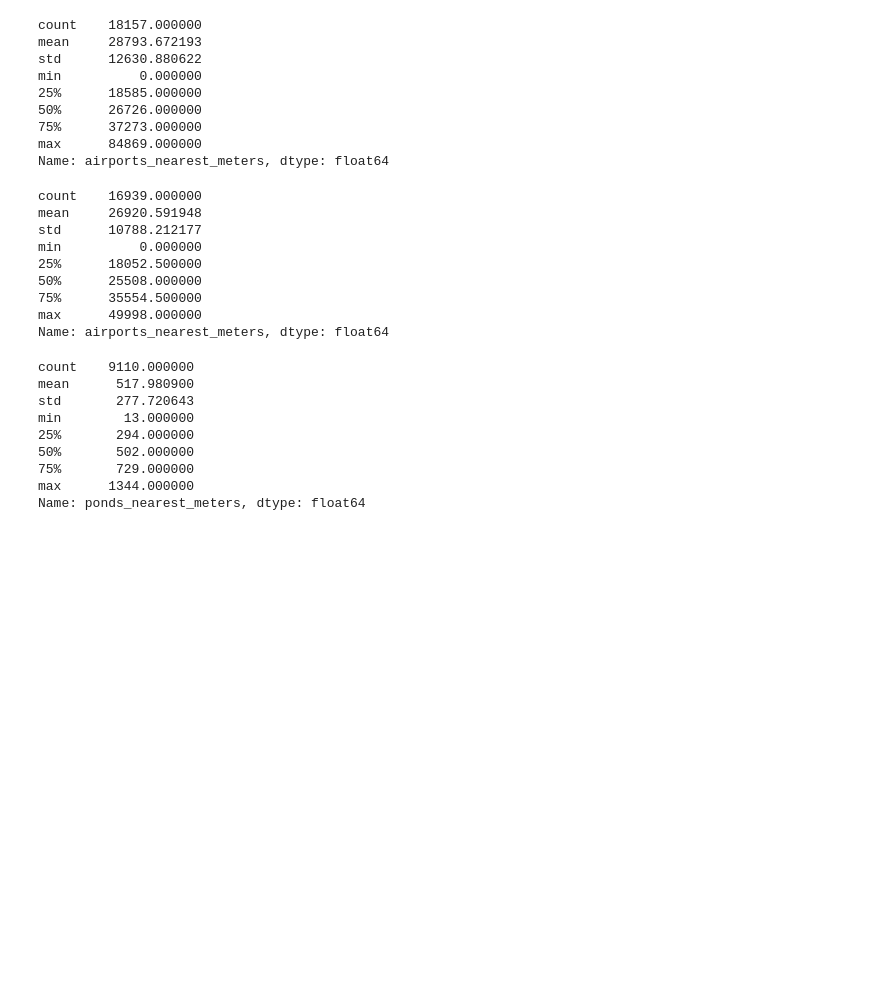
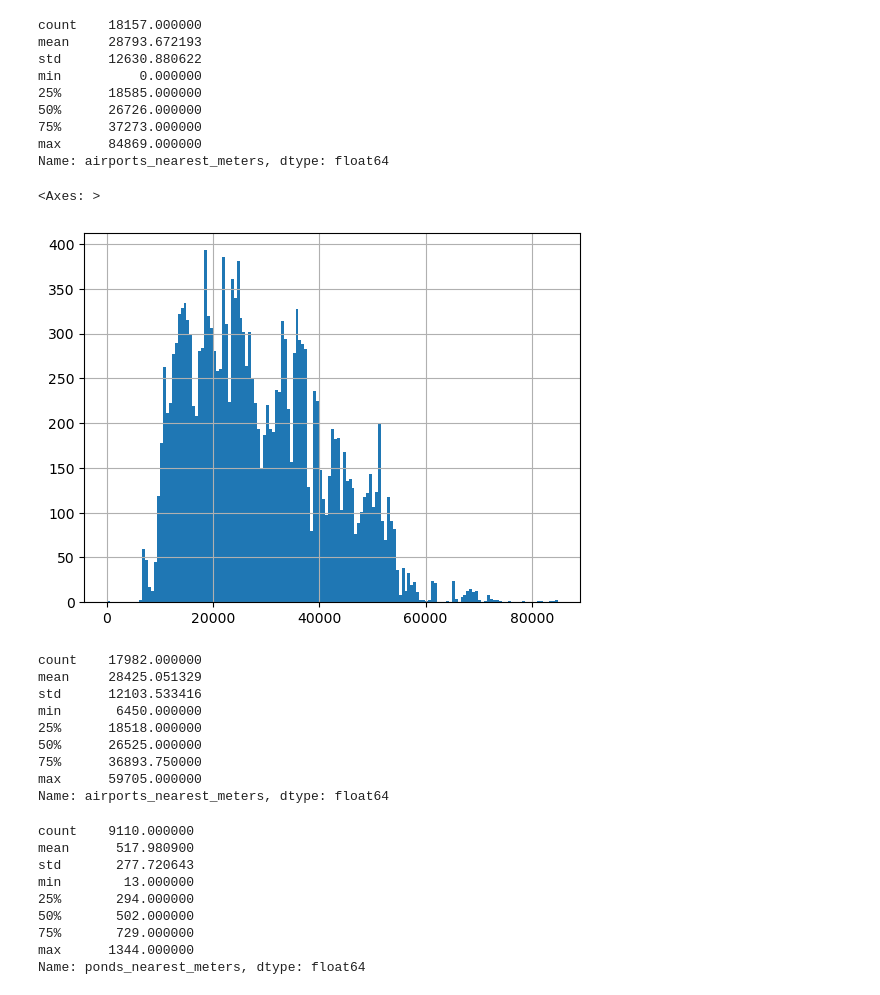
Before and after one commit to sudobooo/real_estate_project, a Jupyter notebook: project_ds_3.ipynb, the cells around one changed output. Cells and saved outputs as stored; diff of their text form; code cells hidden in the pictures; blank space fills up the shorter version.

```diff
--- a/project_ds_3.ipynb
+++ b/project_ds_3.ipynb
@@ -218,5 +232 @@ max      29988.000000
 Name: city_centers_nearest_meters, dtype: float64
-# %%
-# # Выбросы меняют значение для медианы на ~400 метров, поэтому я рассчитаю медиану без выбросов
-city_centers_area_median = data.query('city_centers_nearest_meters < 30000')['city_centers_nearest_meters'].median()
-data['city_centers_nearest_meters'] = data['city_centers_nearest_meters'].fillna(city_centers_area_median)
@@ -249,3 +233,3 @@ Name: living_area, dtype: float64
 # %%
-# Выбросы мало что меняют, поэтому я не буду их удалять и заполню пропуски медианой
-data['living_area'] = data['living_area'].fillna(data['living_area'].median())
+# Выбросы почти ничего не изменили для медианы, поэтому заполним пропуски медианой
+data['city_centers_nearest_meters'] = data['city_centers_nearest_meters'].fillna(data['city_centers_nearest_meters'].median())
@@ -278,6 +236,3 @@ Name: kitchen_area, dtype: float64
-# %%
-# Выбросы не сильно что-то меняют, поэтому я не буду их удалять и заполню пропуски медианой
-data['kitchen_area'] = data['kitchen_area'].fillna(data['kitchen_area'].median())
 # %%
 # Посмотрим на описание столбца 'airports_nearest_meters'
 data['airports_nearest_meters'].describe()
@@ -291,16 +246,22 @@ min          0.000000
 75%      37273.000000
 max      84869.000000
 Name: airports_nearest_meters, dtype: float64
+# %%
+# Построим гистограмму для расстояния до ближайшего аэропорта
+data['airports_nearest_meters'].hist(bins=np.sqrt(data.shape[0]).astype(int))
+# %% [output]
+<Axes: >
+[figure, added]
 # %%
-# Удалим выбросы в столбце 'airports_nearest_meters', оставив только значения меньше 50 км и посмотрим на описание
-data.query('airports_nearest_meters < 50000')['airports_nearest_meters'].describe()
+# Удалим выбросы и посмотрим на описание
+data.query('5000 < airports_nearest_meters < 60000')['airports_nearest_meters'].describe()
 # %% [output]
-count    16939.000000
-mean     26920.591948
-std      10788.212177
-min          0.000000
-25%      18052.500000
-50%      25508.000000
-75%      35554.500000
-max      49998.000000
+count    17982.000000
+mean     28425.051329
+std      12103.533416
+min       6450.000000
+25%      18518.000000
+50%      26525.000000
+75%      36893.750000
+max      59705.000000
 Name: airports_nearest_meters, dtype: float64
```
Also changed, not shown: parts of 19 cells of this notebook.
